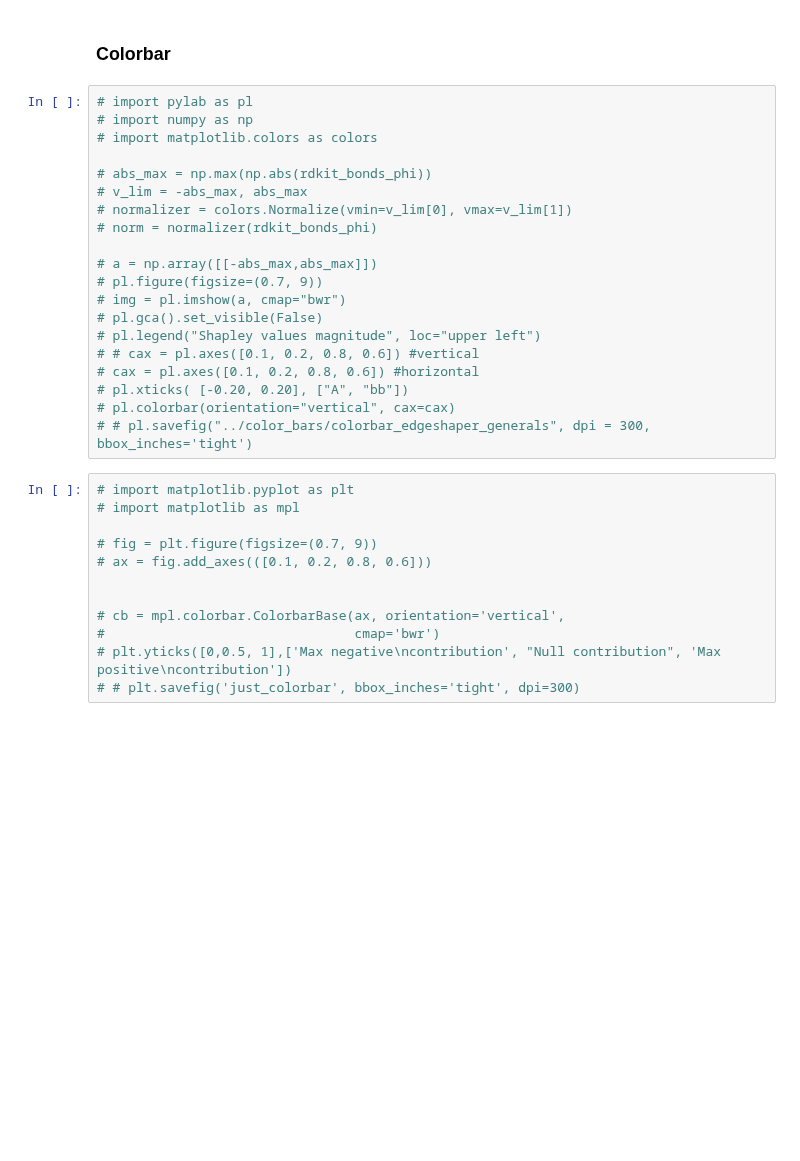
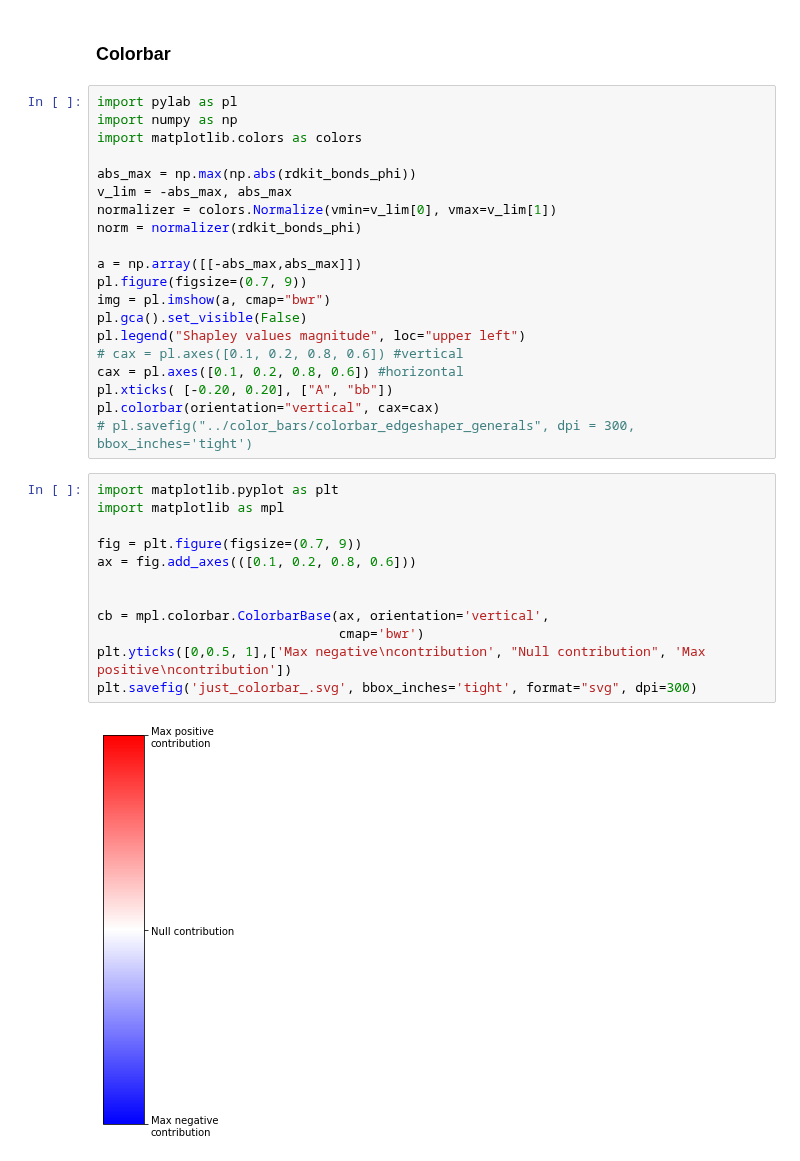
Before and after one commit to AndMastro/EdgeSHAPer, a Jupyter notebook: src/explanations_visualizer.ipynb, the cells around one changed output. Saved outputs shown, nothing was run; the diff lists cells and outputs as text; blank space fills up the shorter version.

```diff
--- a/src/explanations_visualizer.ipynb
+++ b/src/explanations_visualizer.ipynb
@@ -225,34 +225,36 @@ img
 # %% [markdown]
 ### Colorbar
 # %%
-# import pylab as pl
-# import numpy as np
-# import matplotlib.colors as colors
+import pylab as pl
+import numpy as np
+import matplotlib.colors as colors
 
-# abs_max = np.max(np.abs(rdkit_bonds_phi))
-# v_lim = -abs_max, abs_max
-# normalizer = colors.Normalize(vmin=v_lim[0], vmax=v_lim[1])
-# norm = normalizer(rdkit_bonds_phi)
+abs_max = np.max(np.abs(rdkit_bonds_phi))
+v_lim = -abs_max, abs_max
+normalizer = colors.Normalize(vmin=v_lim[0], vmax=v_lim[1])
+norm = normalizer(rdkit_bonds_phi)
 
-# a = np.array([[-abs_max,abs_max]])
-# pl.figure(figsize=(0.7, 9))
-# img = pl.imshow(a, cmap="bwr")
-# pl.gca().set_visible(False)
-# pl.legend("Shapley values magnitude", loc="upper left")
-# # cax = pl.axes([0.1, 0.2, 0.8, 0.6]) #vertical
-# cax = pl.axes([0.1, 0.2, 0.8, 0.6]) #horizontal
-# pl.xticks( [-0.20, 0.20], ["A", "bb"])
-# pl.colorbar(orientation="vertical", cax=cax)
-# # pl.savefig("../color_bars/colorbar_edgeshaper_generals", dpi = 300, bbox_inches='tight')
+a = np.array([[-abs_max,abs_max]])
+pl.figure(figsize=(0.7, 9))
+img = pl.imshow(a, cmap="bwr")
+pl.gca().set_visible(False)
+pl.legend("Shapley values magnitude", loc="upper left")
+# cax = pl.axes([0.1, 0.2, 0.8, 0.6]) #vertical
+cax = pl.axes([0.1, 0.2, 0.8, 0.6]) #horizontal
+pl.xticks( [-0.20, 0.20], ["A", "bb"])
+pl.colorbar(orientation="vertical", cax=cax)
+# pl.savefig("../color_bars/colorbar_edgeshaper_generals", dpi = 300, bbox_inches='tight')
 # %%
-# import matplotlib.pyplot as plt
-# import matplotlib as mpl
+import matplotlib.pyplot as plt
+import matplotlib as mpl
 
-# fig = plt.figure(figsize=(0.7, 9))
-# ax = fig.add_axes(([0.1, 0.2, 0.8, 0.6]))
+fig = plt.figure(figsize=(0.7, 9))
+ax = fig.add_axes(([0.1, 0.2, 0.8, 0.6]))
 
 
-# cb = mpl.colorbar.ColorbarBase(ax, orientation='vertical',
-#                                cmap='bwr')
-# plt.yticks([0,0.5, 1],['Max negative\ncontribution', "Null contribution", 'Max positive\ncontribution'])
-# # plt.savefig('just_colorbar', bbox_inches='tight', dpi=300)
+cb = mpl.colorbar.ColorbarBase(ax, orientation='vertical',
+                               cmap='bwr')
+plt.yticks([0,0.5, 1],['Max negative\ncontribution', "Null contribution", 'Max positive\ncontribution'])
+plt.savefig('just_colorbar_.svg', bbox_inches='tight', format="svg", dpi=300)
+# %% [output]
+[figure, added]
```
Also changed, not shown: parts of 1 cell of this notebook, 8 other files.
